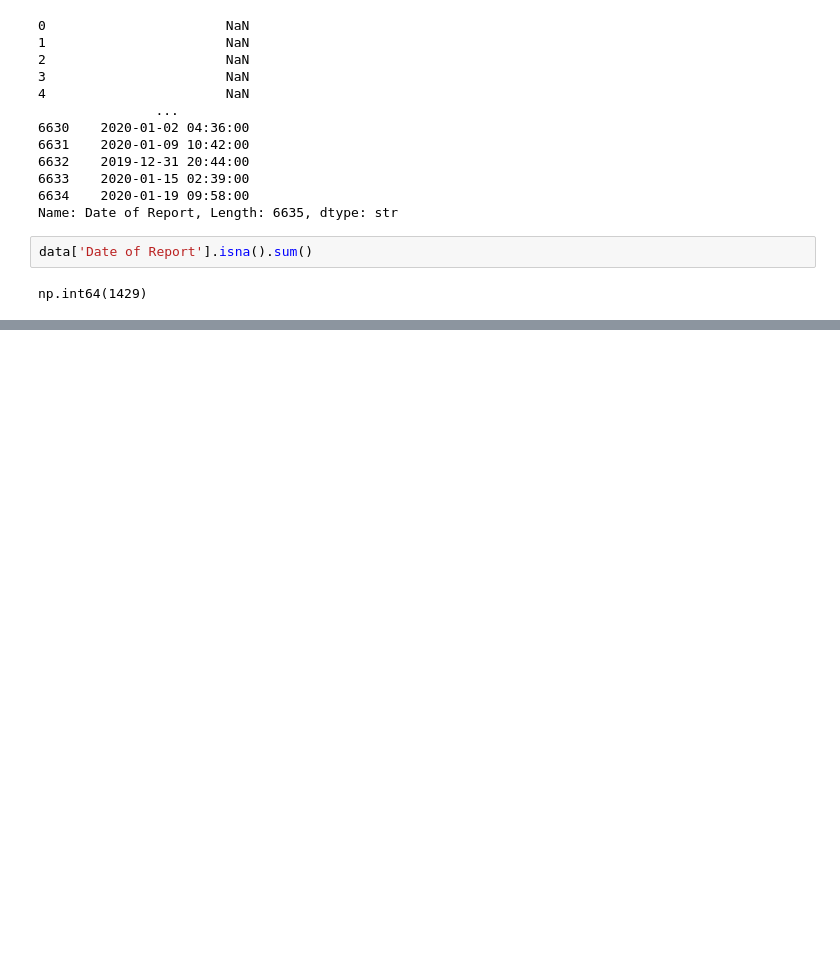
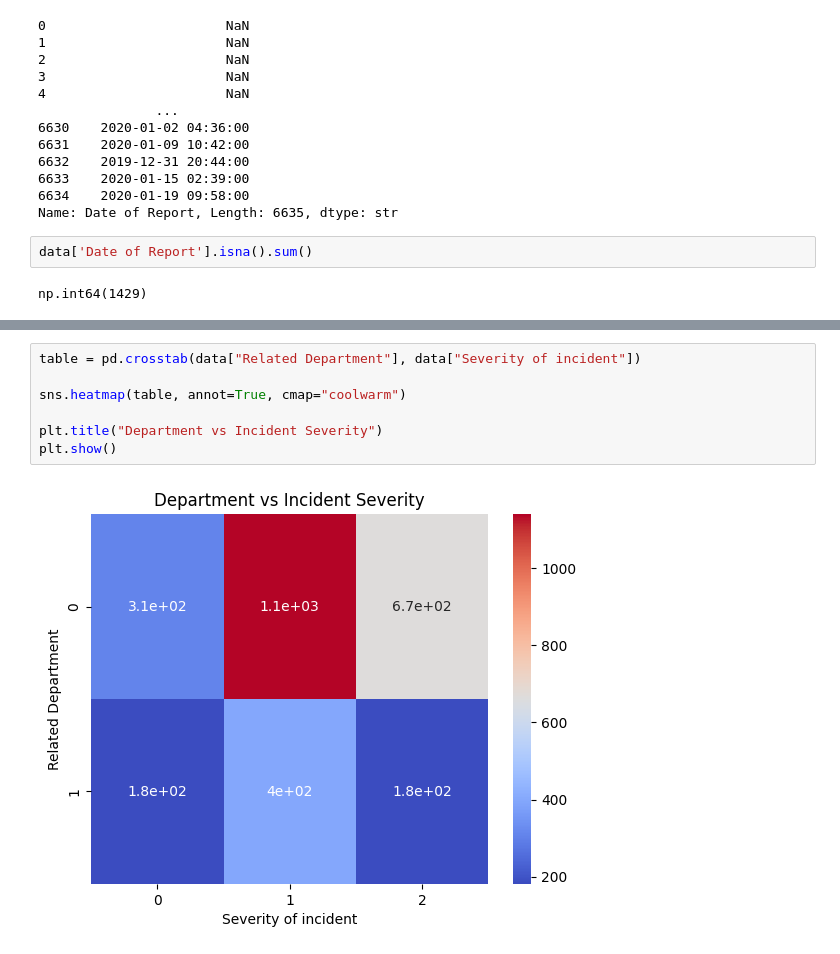
Before and after one commit to kiranr12r/Data-cleaning-and-EDA, a Jupyter notebook: cleaned-data/MergedNearMiss.ipynb, the cells around one changed output, grey strips where cells are left out. Saved outputs shown, nothing was run; the diff lists cells and outputs as text; blank space fills up the shorter version.

```diff
--- a/cleaned-data/MergedNearMiss.ipynb
+++ b/cleaned-data/MergedNearMiss.ipynb
@@ -138,0 +464,9 @@ data['Superintendent']
+# %%
+table = pd.crosstab(data["Related Department"], data["Severity of incident"])
+
+sns.heatmap(table, annot=True, cmap="coolwarm")
+
+plt.title("Department vs Incident Severity")
+plt.show()
+# %% [output]
+[figure, added]
```
Also changed, not shown: parts of 46 cells of this notebook, 2 other files.
